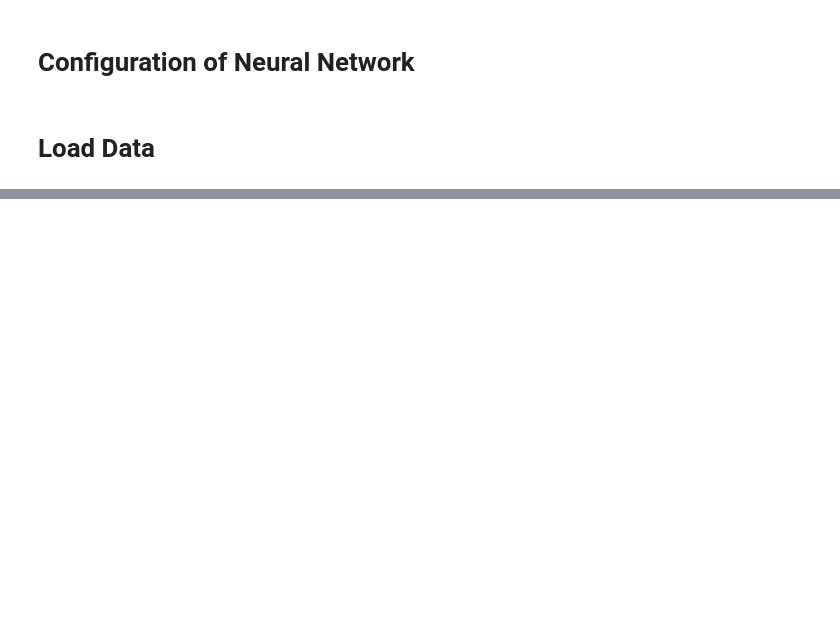
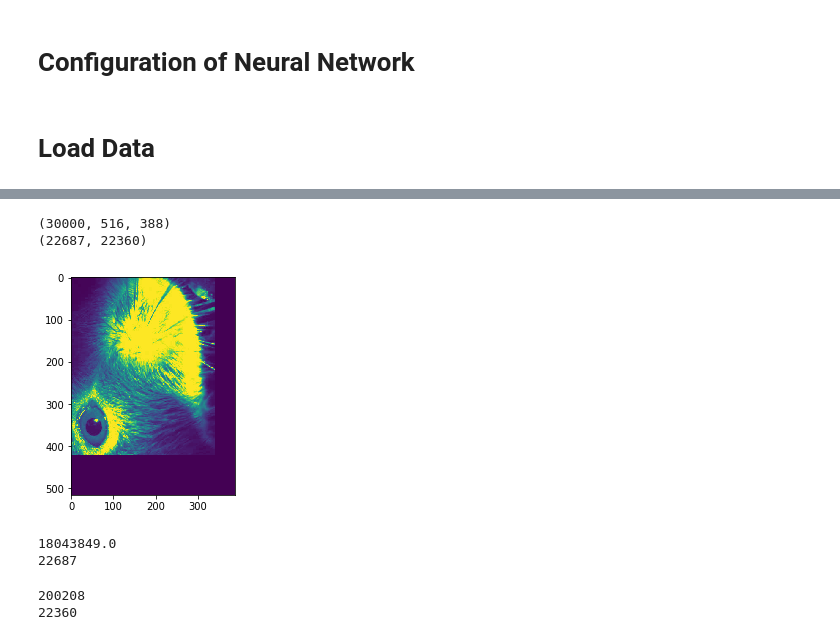
Before and after one commit to enmccarthy/drp, a Jupyter notebook: DRPcnn.ipynb, the cells around one changed output, grey strips where cells are left out. Drawn from its saved outputs; the diff is of its cells as text; code cells hidden in the pictures; blank space fills up the shorter version.

```diff
--- a/DRPcnn.ipynb
+++ b/DRPcnn.ipynb
@@ -65,0 +51,24 @@ reshaped: (172, 130, 2400)
+# %%
+#dataset1
+#open files, they have not been normalized yet
+v = np.load("r3m1170210s2AVI.npy")
+
+imc = plt.imshow((v[0]))
+print(v.shape)
+# dffile = v
+dyfile = open('r3m1170210s2.pkl', "rb")
+df = v
+dy = pickle.load(dyfile)
+print(dy.shape)
+# %% [output]
+(30000, 516, 388)
+(22687, 22360)
+[figure, added]
+# %%
+#dataset1
+x_data = df[33:-7280]
+print(np.sum(x_data[-1]))
+print(len(x_data))
+# %% [output]
+18043849.0
+22687
@@ -66 +102,9 @@ reshaped: (172, 130, 2400)
+# %%
+num_x_signals = x_train.shape[1]
+print(num_x_signals)
+num_y_signals = dy.shape[1]
+print(num_y_signals)
+# %% [output]
+200208
+22360
 # %%
```
Also changed, not shown: parts of 50 cells of this notebook, 5 other files.
